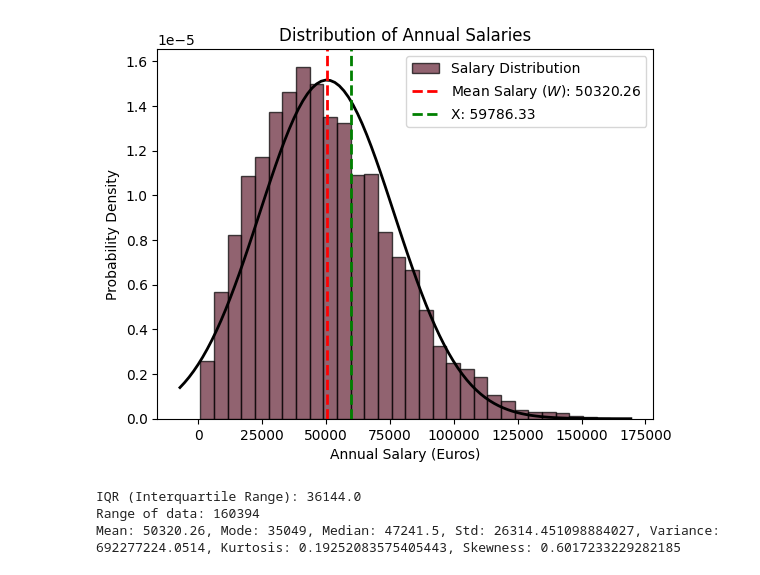
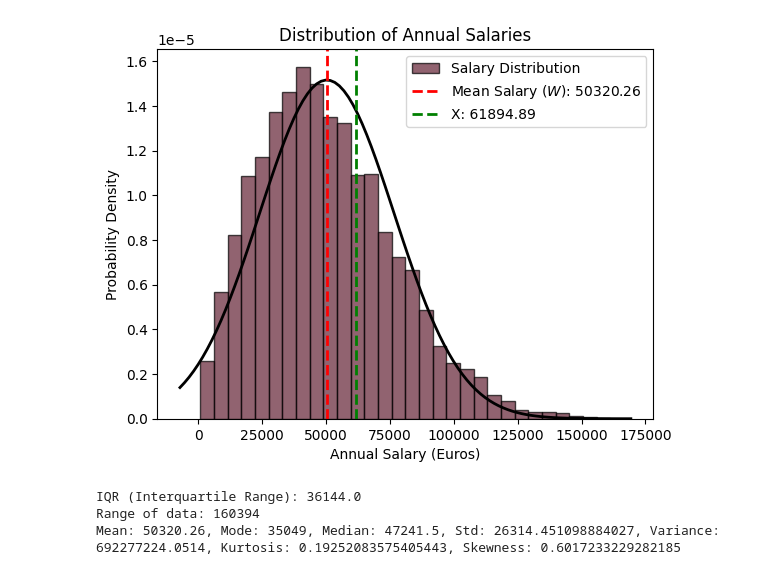
Before and after one commit to ASHIKAMOHAN/FDS, a Jupyter notebook: ASHIKA.ipynb, the cells around one changed output. Saved outputs shown, nothing was run; the diff lists cells and outputs as text; code cells hidden in the pictures.

Commit message:
plot saved

```diff
--- a/ASHIKA.ipynb
+++ b/ASHIKA.ipynb
@@ -33,35 +33,37 @@ plt.plot(x, p, 'k', linewidth=2)
 
 # Calculate and print the mean annual salary (W)
 mean_salary = np.mean(data['Salary'])
 plt.axvline(mean_salary, color='red', linestyle='dashed', linewidth=2, label=f'Mean Salary ($W$): {mean_salary:.2f}')
 
 # Calculate and print the value X
-X = np.percentile(data['Salary'], 67)  # 100% - 33% = 67%
+mean_annual_salary = mu
+percentile_33 = 0.33
+X = norm.ppf(1 - percentile_33, loc=mu, scale=std)
 plt.axvline(X, color='green', linestyle='dashed', linewidth=2, label=f'X: {X:.2f}')
 
 # Add labels, title, and legend
 plt.xlabel('Annual Salary (Euros)')
 plt.ylabel('Probability Density')
 plt.title('Distribution of Annual Salaries')
 plt.legend()
 
 # Show the plot
 plt.show()
 
 # Calculate measures of variability
 Q1 = np.percentile(data['Salary'], 25)
 Q3 = np.percentile(data['Salary'], 75)
 iqr = Q3 - Q1
 print(f"IQR (Interquartile Range): {iqr}")
 
 data_range = data['Salary'].max() - data['Salary'].min()
 print(f"Range of data: {data_range}")
 
 # Call the function and print the extended statistical description
 mean, mode, median, std, variance, kurtosis, skewness = getStatisticalDescription(data)
 print(f"Mean: {mean}, Mode: {mode}, Median: {median}, Std: {std}, Variance: {variance}, Kurtosis: {kurtosis}, Skewness: {skewness}")
 # %% [output]
-[figure, old version]
+[figure, new version]
 IQR (Interquartile Range): 36144.0
 Range of data: 160394
 Mean: 50320.26, Mode: 35049, Median: 47241.5, Std: 26314.451098884027, Variance: 692277224.0514, Kurtosis: 0.19252083575405443, Skewness: 0.6017233229282185
```
Also changed, not shown: 1 other file.
